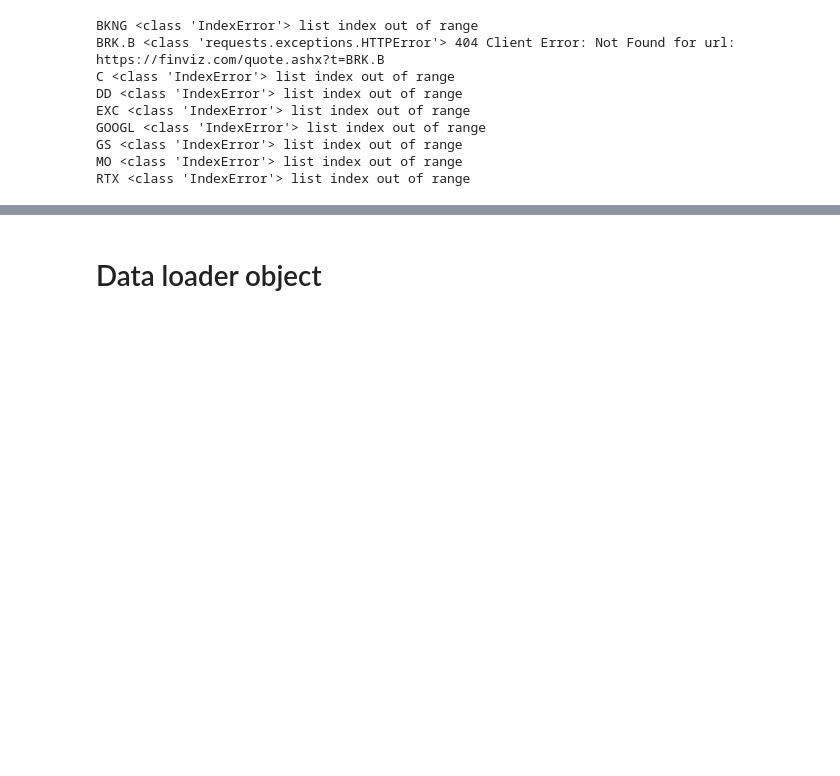
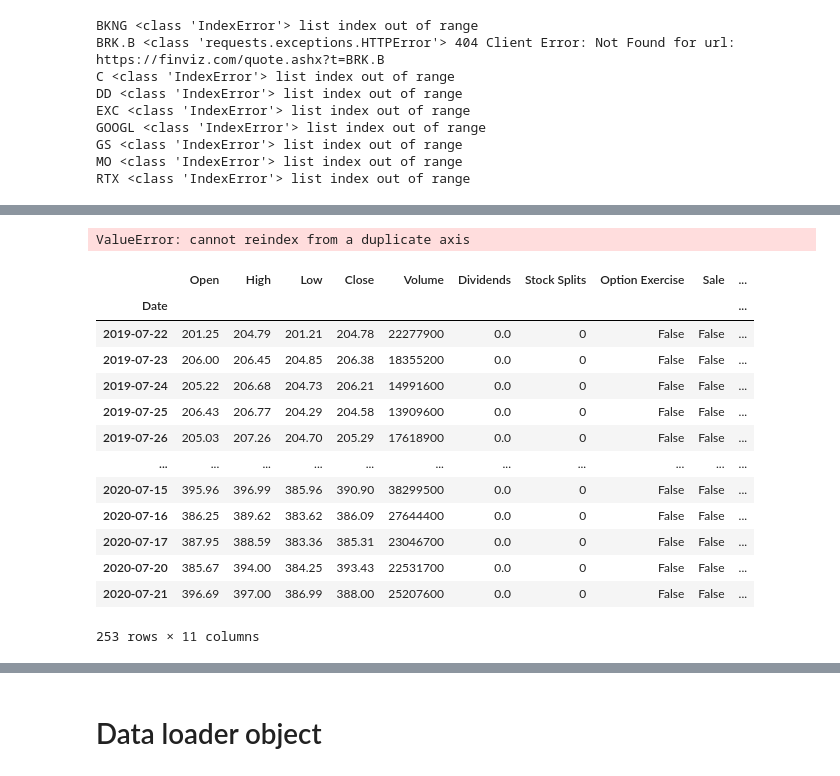
Before and after one commit to factoredai/insiderTradingAPI_v1, a Jupyter notebook: notebooks/BaseLine.ipynb, the cells around one changed output, grey strips where cells are left out. Drawn from its saved outputs; the diff is of its cells as text; code cells hidden in the pictures; blank space fills up the shorter version.

```diff
--- a/notebooks/BaseLine.ipynb
+++ b/notebooks/BaseLine.ipynb
@@ -43,0 +199,21 @@ RTX <class 'IndexError'> list index out of range
+# %%
+avg_amount["LOW"] = stock[key]["Amount_negotiated"]
+# %% [output]
+ValueError: cannot reindex from a duplicate axis
+# %%
+stock["AAPL"]
+# %% [output]
+|  | Open | High | Low | Close | Volume | Dividends | Stock Splits | Option Exercise | Sale | ... |
+| Date |  |  |  |  |  |  |  |  |  | ... |
+| 2019-07-22 | 201.25 | 204.79 | 201.21 | 204.78 | 22277900 | 0.0 | 0 | False | False | ... |
+| 2019-07-23 | 206.00 | 206.45 | 204.85 | 206.38 | 18355200 | 0.0 | 0 | False | False | ... |
+| 2019-07-24 | 205.22 | 206.68 | 204.73 | 206.21 | 14991600 | 0.0 | 0 | False | False | ... |
+| 2019-07-25 | 206.43 | 206.77 | 204.29 | 204.58 | 13909600 | 0.0 | 0 | False | False | ... |
+| 2019-07-26 | 205.03 | 207.26 | 204.70 | 205.29 | 17618900 | 0.0 | 0 | False | False | ... |
+| ... | ... | ... | ... | ... | ... | ... | ... | ... | ... | ... |
+| 2020-07-15 | 395.96 | 396.99 | 385.96 | 390.90 | 38299500 | 0.0 | 0 | False | False | ... |
+| 2020-07-16 | 386.25 | 389.62 | 383.62 | 386.09 | 27644400 | 0.0 | 0 | False | False | ... |
+| 2020-07-17 | 387.95 | 388.59 | 383.36 | 385.31 | 23046700 | 0.0 | 0 | False | False | ... |
+| 2020-07-20 | 385.67 | 394.00 | 384.25 | 393.43 | 22531700 | 0.0 | 0 | False | False | ... |
+| 2020-07-21 | 396.69 | 397.00 | 386.99 | 388.00 | 25207600 | 0.0 | 0 | False | False | ... |
+253 rows × 11 columns
```
Also changed, not shown: parts of 12 cells of this notebook, 2 other files.
